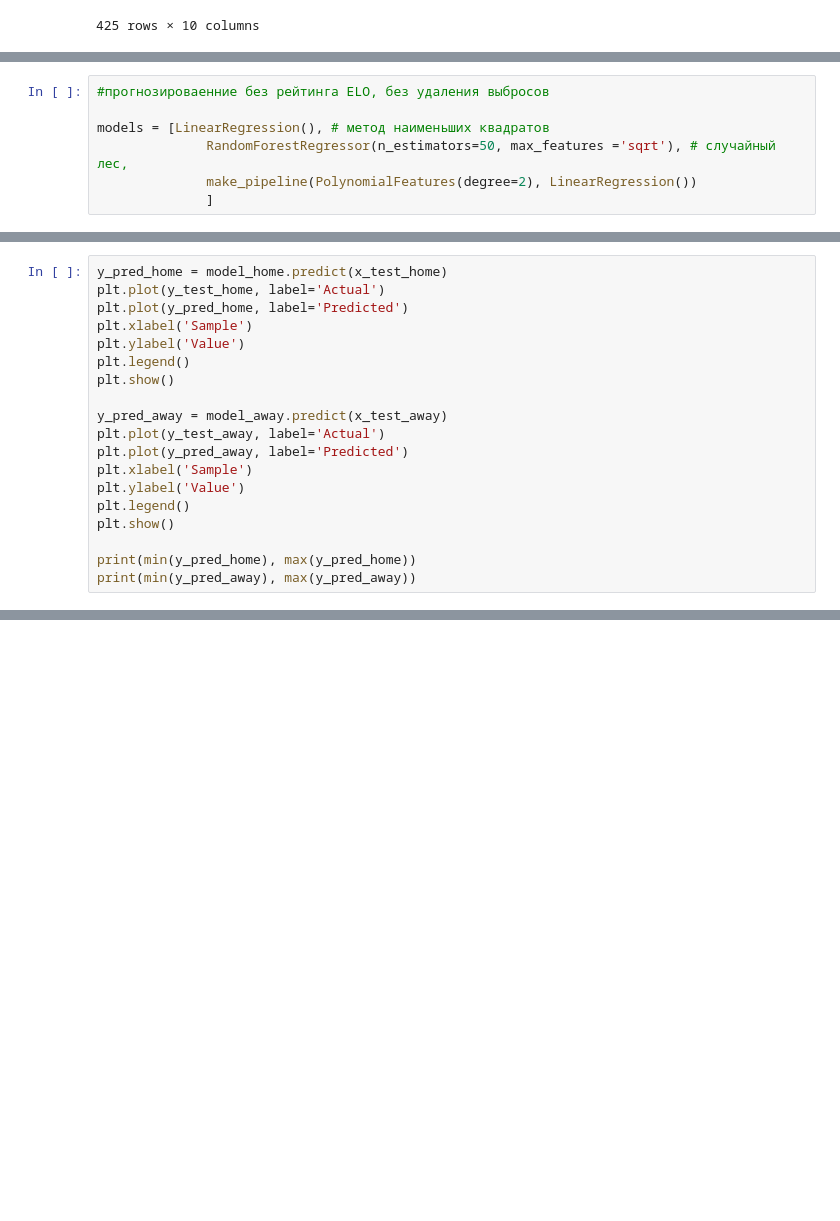
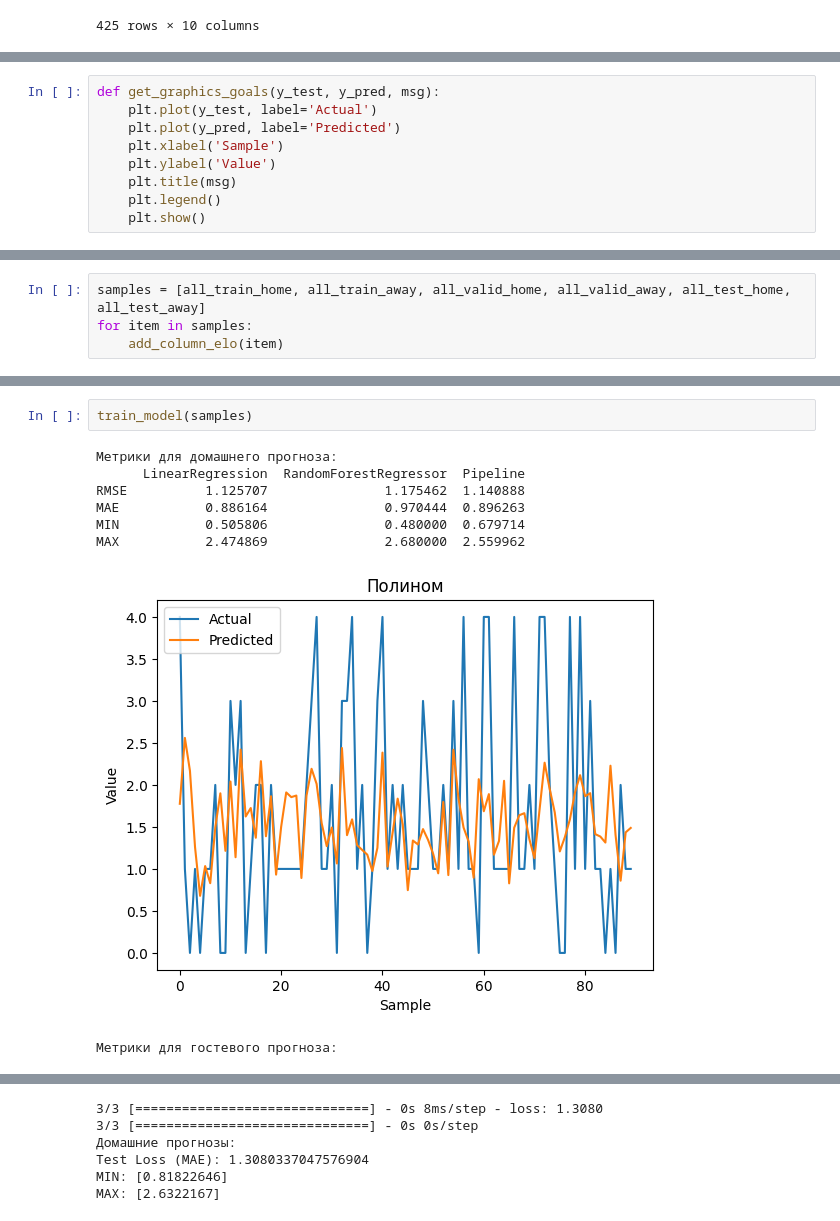
Before and after one commit to Artemirks/football-neuron-system, a Jupyter notebook: server/src/neural/train.ipynb, the cells around one changed output, grey strips where cells are left out. Drawn from its saved outputs; the diff is of its cells as text; blank space fills up the shorter version.

Commit message:
Добавлен прогноз по рейтингу ЭЛО

```diff
--- a/server/src/neural/train.ipynb
+++ b/server/src/neural/train.ipynb
@@ -186,8 +150,10 @@ Name: actual_goal, Length: 425, dtype: int64
-# %%
-#прогнозироваенние без рейтинга ELO, без удаления выбросов
-
-models = [LinearRegression(), # метод наименьших квадратов
-	          RandomForestRegressor(n_estimators=50, max_features ='sqrt'), # случайный лес,
-              make_pipeline(PolynomialFeatures(degree=2), LinearRegression())
-	          ]
+# %%
+def get_graphics_goals(y_test, y_pred, msg):
+    plt.plot(y_test, label='Actual')
+    plt.plot(y_pred, label='Predicted')
+    plt.xlabel('Sample')
+    plt.ylabel('Value')
+    plt.title(msg)
+    plt.legend()
+    plt.show()
 # %%
@@ -319,19 +186,0 @@ Test MAE: 0.8528531193733215
-# %%
-y_pred_home = model_home.predict(x_test_home)
-plt.plot(y_test_home, label='Actual')
-plt.plot(y_pred_home, label='Predicted')
-plt.xlabel('Sample')
-plt.ylabel('Value')
-plt.legend()
-plt.show()
-
-y_pred_away = model_away.predict(x_test_away)
-plt.plot(y_test_away, label='Actual')
-plt.plot(y_pred_away, label='Predicted')
-plt.xlabel('Sample')
-plt.ylabel('Value')
-plt.legend()
-plt.show()
-
-print(min(y_pred_home), max(y_pred_home))
-print(min(y_pred_away), max(y_pred_away))
@@ -344,0 +325,4 @@ print(min(y_pred_away), max(y_pred_away))
+# %%
+samples = [all_train_home, all_train_away, all_valid_home, all_valid_away, all_test_home, all_test_away]
+for item in samples:
+    add_column_elo(item)
@@ -344,0 +336,11 @@ print(min(y_pred_away), max(y_pred_away))
+# %%
+train_model(samples)
+# %% [output]
+Метрики для домашнего прогноза:
+      LinearRegression  RandomForestRegressor  Pipeline
+RMSE          1.125707               1.175462  1.140888
+MAE           0.886164               0.970444  0.896263
+MIN           0.505806               0.480000  0.679714
+MAX           2.474869               2.680000  2.559962
+[figure, added]
+Метрики для гостевого прогноза:
@@ -344,0 +366,6 @@ print(min(y_pred_away), max(y_pred_away))
+3/3 [==============================] - 0s 8ms/step - loss: 1.3080
+3/3 [==============================] - 0s 0s/step
+Домашние прогнозы:
+Test Loss (MAE): 1.3080337047576904
+MIN: [0.81822646]
+MAX: [2.6322167]
```
Also changed, not shown: parts of 15 cells of this notebook, 4 other files.
